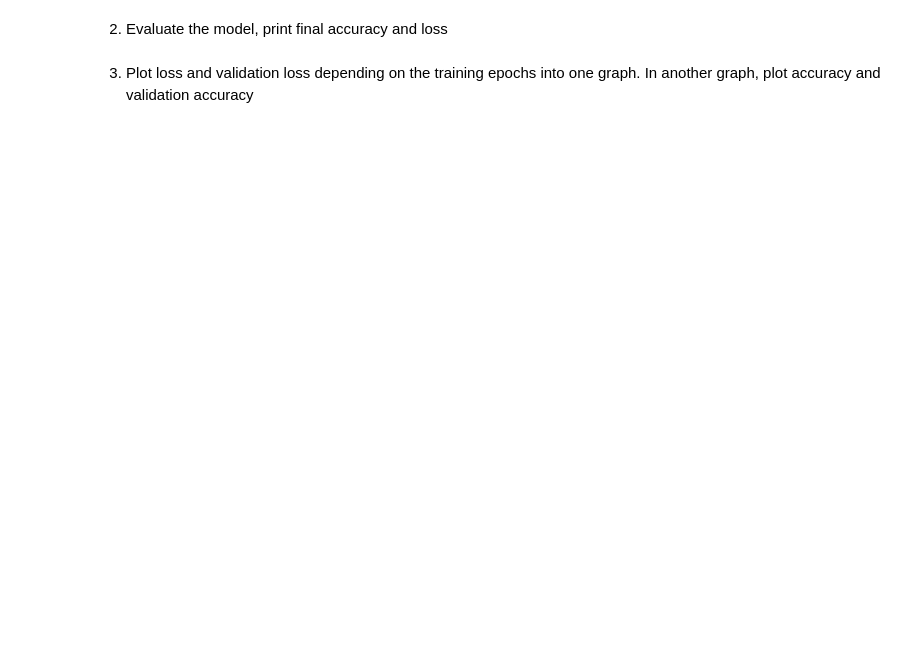
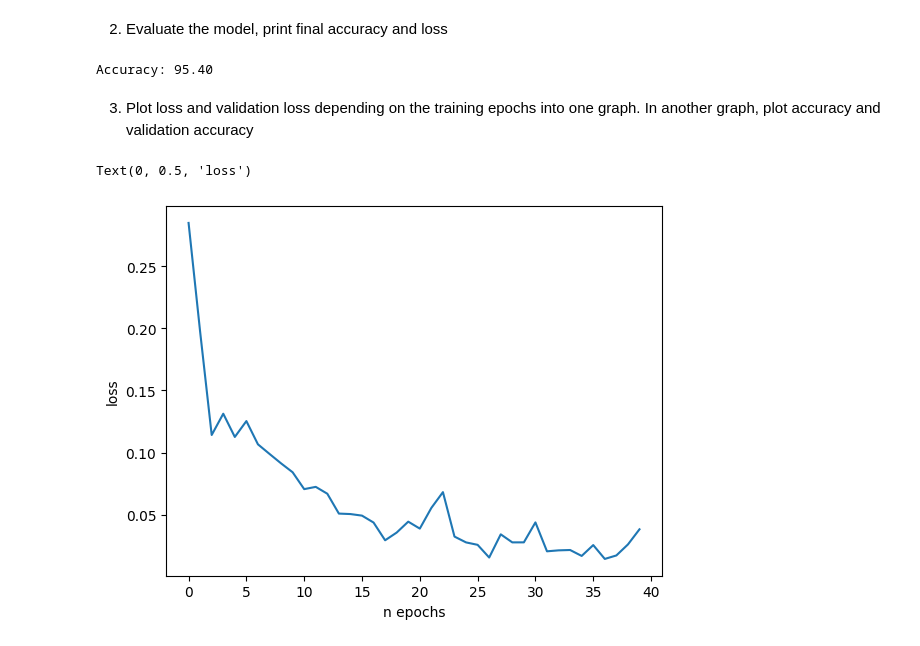
Before and after one commit to mrbutterfly105/MPA-MLF, a Jupyter notebook: Lab_05/Lab_05_task.ipynb, the cells around one changed output. Cells and saved outputs as stored; diff of their text form; code cells hidden in the pictures; blank space fills up the shorter version.

```diff
--- a/Lab_05/Lab_05_task.ipynb
+++ b/Lab_05/Lab_05_task.ipynb
@@ -358,12 +356,8 @@ model.compile(loss='binary_crossentropy', optimizer=optimizer, metrics=['accurac
 #cWRITE YOUR CODE HERE
 from sklearn.model_selection import train_test_split
 
-X_train, X_val, y_train, y_val = train_test_split(x, y, test_size=0.2)
+x_train, x_val, y_train, y_val = train_test_split(x,y, test_size = 0.2)
 
-history = model.fit(X_train, y_train,
-                    epochs=40,
-                    batch_size=4,
-                    verbose=1,
-                    validation_data=(X_val, y_val))
+history = model.fit(x_train, y_train, epochs=40, batch_size=4, verbose=1, validation_data=(x_val, y_val))
 # %% [output]
 Epoch 1/40
@@ -396,2 +409,8 @@ Epoch 40/40
+# %%
+# WRITE YOUR CODE HERE
+loss, accuracy = model.evaluate(x_te, y_te, verbose=0)
+print('Accuracy: {:.2f}'.format(accuracy*100))
+# %% [output]
+Accuracy: 95.40
 # %% [markdown]
 3. Plot loss and validation loss depending on the training epochs into one graph. In another graph, plot accuracy and validation accuracy
@@ -399,0 +417,9 @@ Epoch 40/40
+# %%
+# WRITE YOUR CODE HERE
+plt.figure()
+plt.plot(history.history['loss'])
+plt.xlabel('n epochs')
+plt.ylabel('loss')
+# %% [output]
+Text(0, 0.5, 'loss')
+[figure, added]
```
Also changed, not shown: parts of 16 cells of this notebook.
